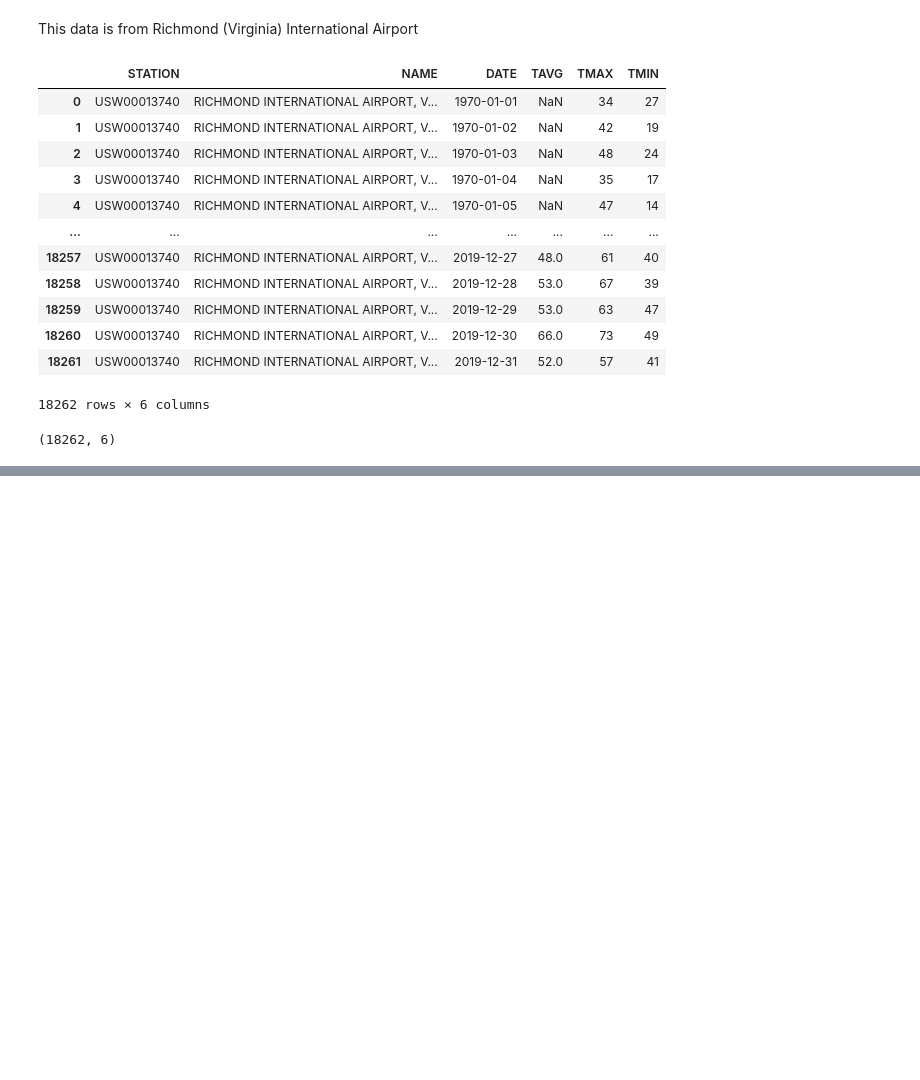
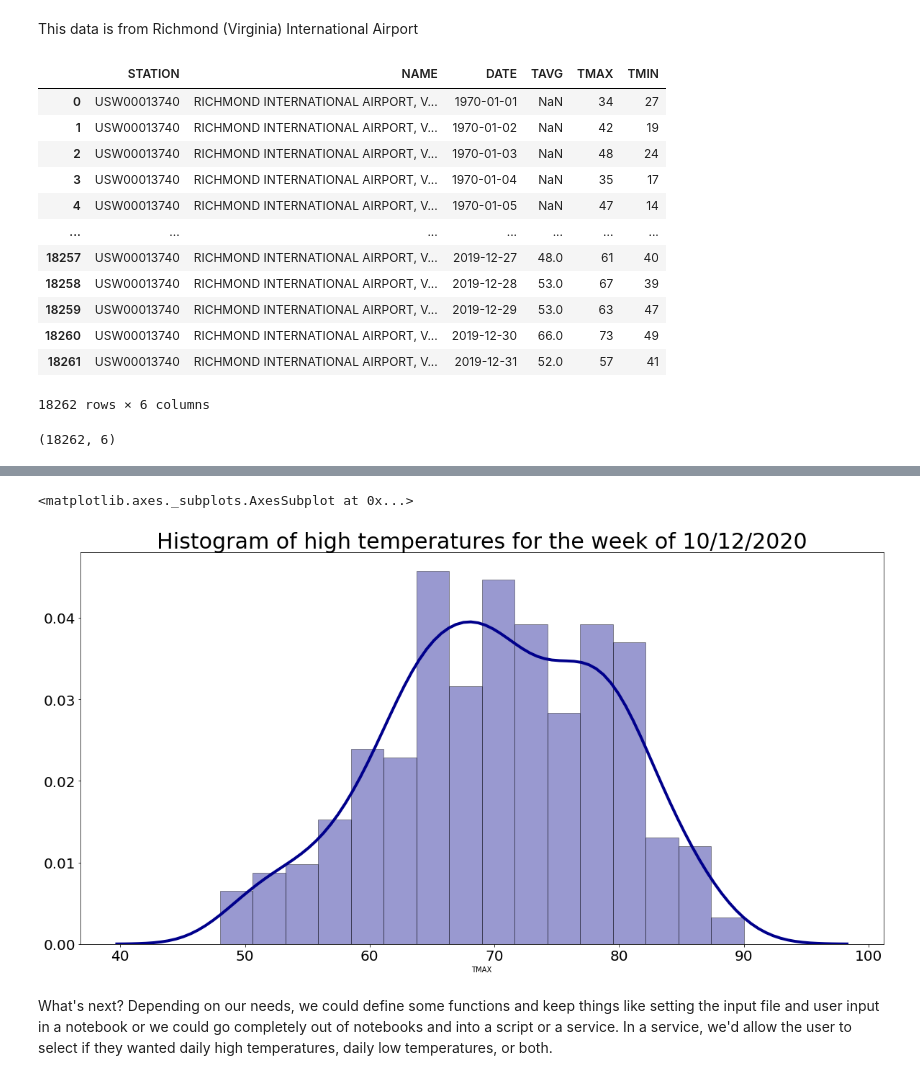
Before and after one commit to will-franklin/weather-distributions, a Jupyter notebook: weather.ipynb, the cells around one changed output, grey strips where cells are left out. Saved outputs shown, nothing was run; the diff lists cells and outputs as text; code cells hidden in the pictures; blank space fills up the shorter version.

Commit message:
continued refinement on the notebook

```diff
--- a/weather.ipynb
+++ b/weather.ipynb
@@ -259,0 +255,14 @@ sns.distplot(df.loc[df['week_of_year'] == 35, 'TMAX'], hist=True, kde=True,
+# %%
+import matplotlib.pyplot as plt
+plt.figure(figsize=(20,10))
+title_string = "Histogram of high temperatures for the week of " + start_of_week_of_interest
+plt.title(title_string, fontsize=30)
+sns.distplot(df.loc[df['week_of_year'] == week_of_interest, 'TMAX'], hist=True, kde=True,
+             bins=int(16), color = 'darkblue',
+             hist_kws={'edgecolor':'black'},
+             kde_kws={'linewidth': 4, 'bw':'scott'})
+# %% [output]
+<matplotlib.axes._subplots.AxesSubplot at 0x...>
+[figure, added]
+# %% [markdown]
+What's next?  Depending on our needs, we could define some functions and keep things like setting the input file and user input in a notebook or we could go completely out of notebooks and into a script or a service.  In a service, we'd allow the user to select if they wanted daily high temperatures, daily low temperatures, or both.
```
Also changed, not shown: parts of 47 cells of this notebook.
